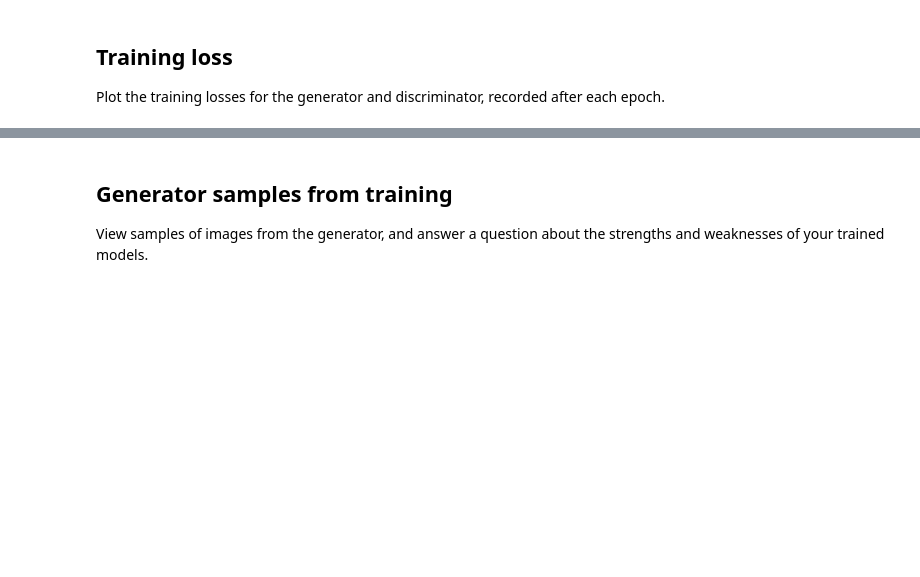
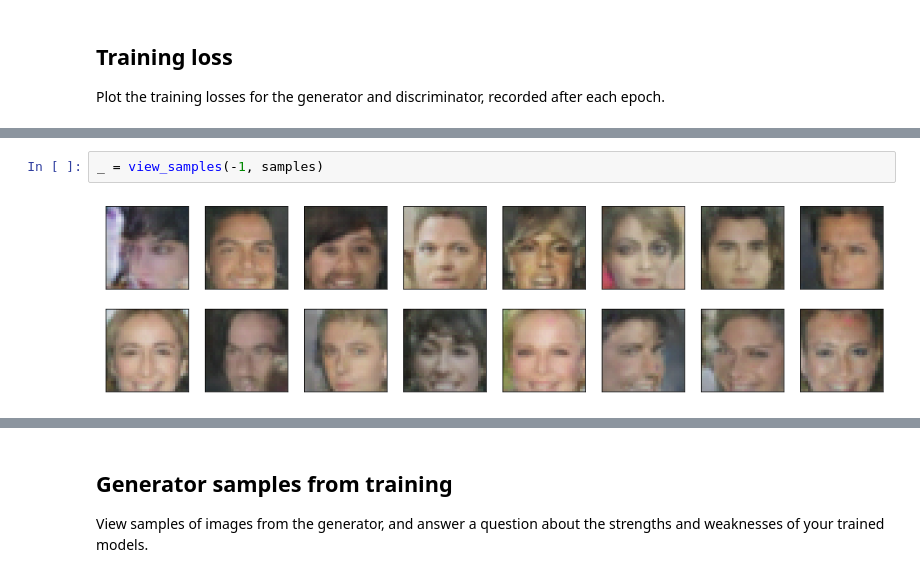
Before and after one commit to Melmarn/face-generation, a Jupyter notebook: dlnd_face_generation.ipynb, the cells around one changed output, grey strips where cells are left out. Saved outputs shown, nothing was run; the diff lists cells and outputs as text; blank space fills up the shorter version.

```diff
--- a/dlnd_face_generation.ipynb
+++ b/dlnd_face_generation.ipynb
@@ -705,0 +688,4 @@ plt.legend()
+# %%
+_ = view_samples(-1, samples)
+# %% [output]
+[figure, added]
```
Also changed, not shown: parts of 26 cells of this notebook, 1 other file.
